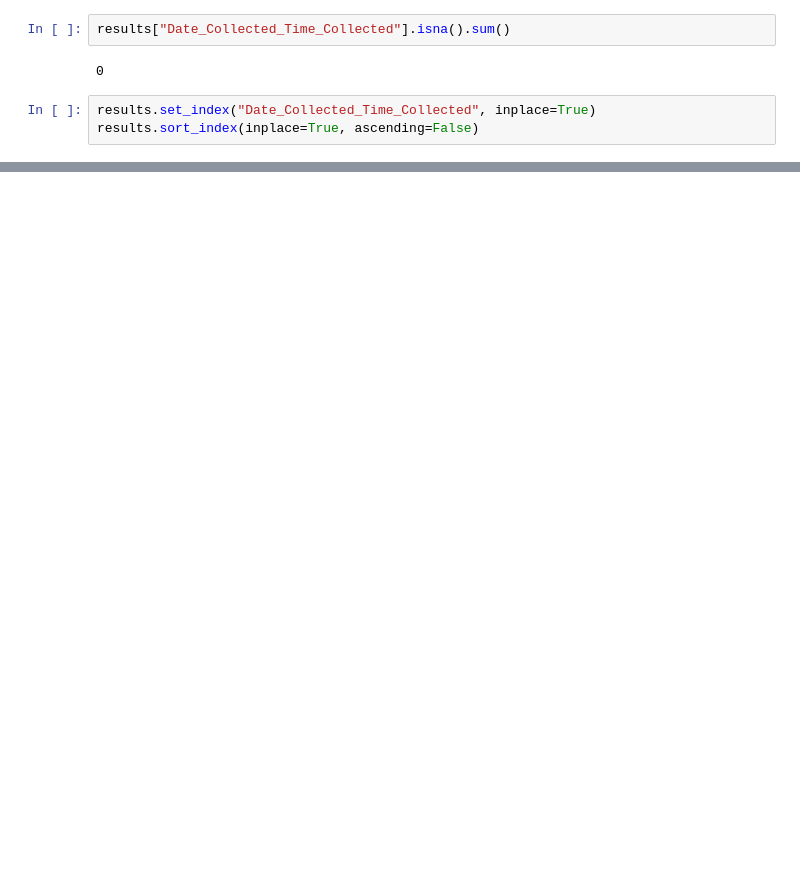
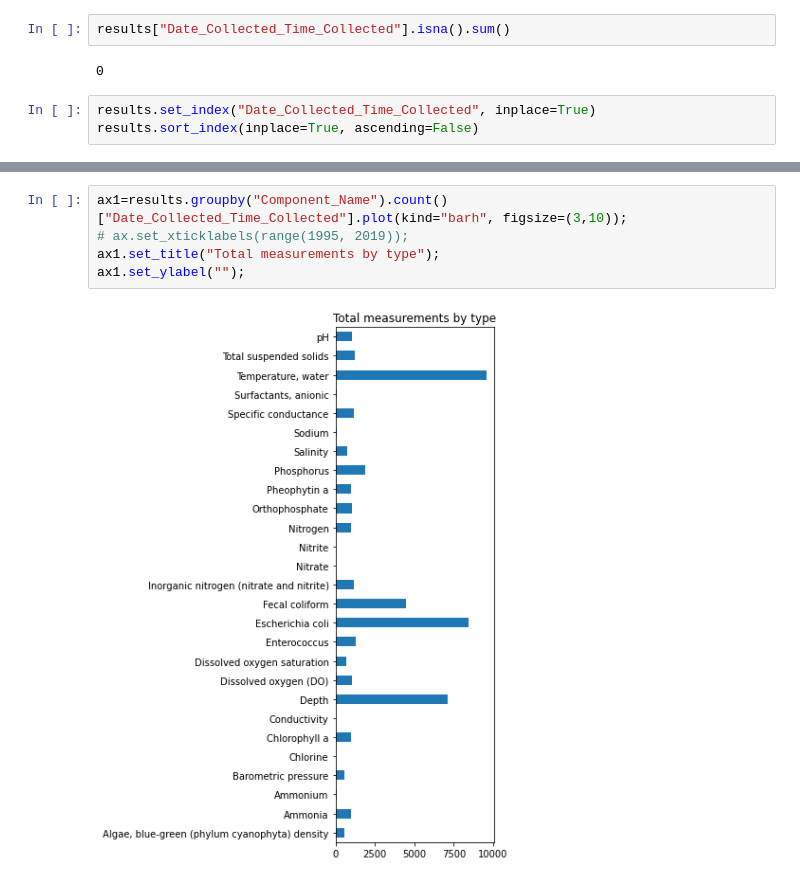
Before and after one commit to nicholasjin/safe-water, a Jupyter notebook: projects/crwa/notebooks/njin-data-summary.ipynb, the cells around one changed output, grey strips where cells are left out. Saved outputs shown, nothing was run; the diff lists cells and outputs as text; blank space fills up the shorter version.

```diff
--- a/projects/crwa/notebooks/njin-data-summary.ipynb
+++ b/projects/crwa/notebooks/njin-data-summary.ipynb
@@ -89 +92,8 @@ results.sort_index()
 46450 rows × 26 columns
+# %%
+ax1=results.groupby("Component_Name").count()["Date_Collected_Time_Collected"].plot(kind="barh", figsize=(3,10));
+# ax.set_xticklabels(range(1995, 2019));
+ax1.set_title("Total measurements by type");
+ax1.set_ylabel("");
+# %% [output]
+[figure, added]
```
Also changed, not shown: parts of 8 cells of this notebook.
